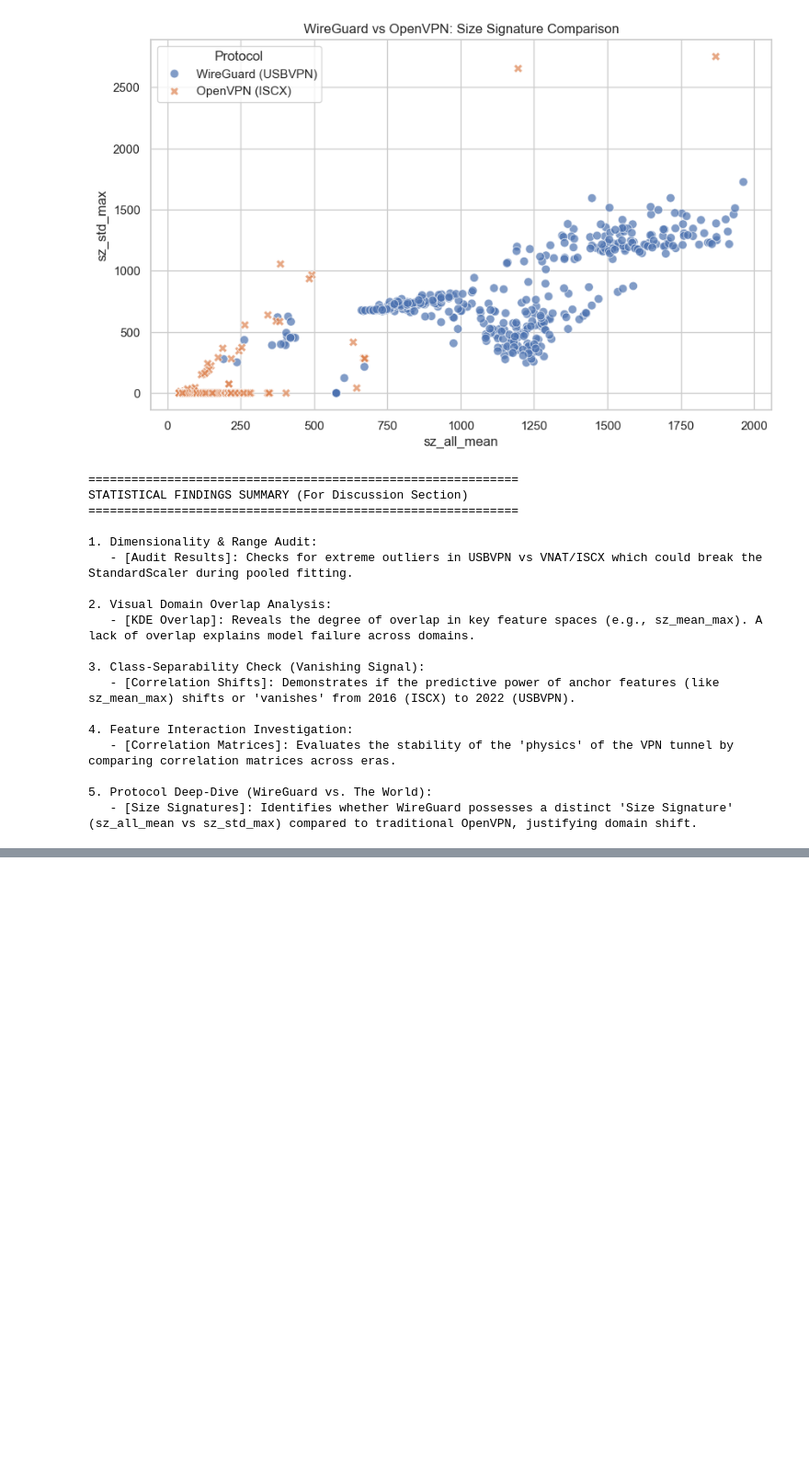
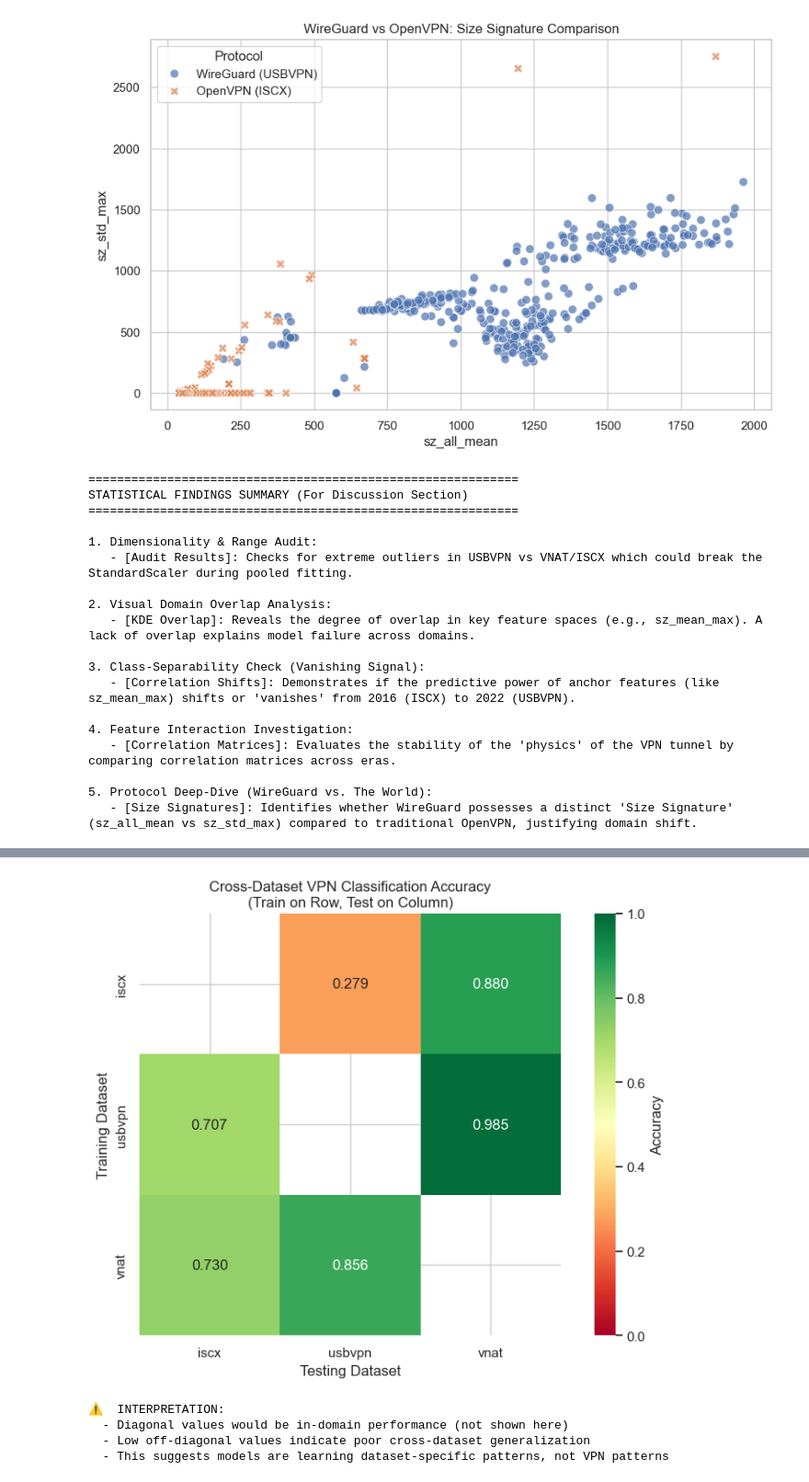
Before and after one commit to MalinaDumitrescu/ai-vpn-firewall, a Jupyter notebook: notebooks/17_dataset_audit.ipynb, the cells around one changed output, grey strips where cells are left out. Shown at 92% size. Drawn from its saved outputs; the diff is of its cells as text; code cells hidden in the pictures; blank space fills up the shorter version.

```diff
--- a/notebooks/17_dataset_audit.ipynb
+++ b/notebooks/17_dataset_audit.ipynb
@@ -585,0 +779,71 @@ STATISTICAL FINDINGS SUMMARY (For Discussion Section)
+# %%
+print("\n" + "="*60)
+print("6. CROSS-DATASET VPN CLASSIFICATION ANALYSIS")
+print("="*60)
+print("Testing how well VPN classifiers generalize across datasets\n")
+
+# Test 1: Train on one dataset, test on another
+results = []
+
+for train_ds in forensic_df['dataset'].unique():
+    for test_ds in forensic_df['dataset'].unique():
+        if train_ds == test_ds:
+            continue
+
+        # Prepare data
+        train_data = forensic_df[forensic_df['dataset'] == train_ds].copy()
+        test_data = forensic_df[forensic_df['dataset'] == test_ds].copy()
+
+        # Check if both classes exist
+        if len(train_data['label'].unique()) < 2 or len(test_data['label'].unique()) < 2:
+            continue
+
+        X_train_vpn = train_data[valid_features].fillna(train_data[valid_features].median())
+        y_train_vpn = train_data['label']
+        X_test_vpn = test_data[valid_features].fillna(train_data[valid_features].median())
+        y_test_vpn = test_data['label']
+
+        # Scale
+        scaler_vpn = StandardScaler()
+        X_train_vpn_scaled = scaler_vpn.fit_transform(X_train_vpn)
+        X_test_vpn_scaled = scaler_vpn.transform(X_test_vpn)
+
+        # Train VPN classifier
+        rf_vpn = RandomForestClassifier(n_estimators=100, max_depth=10, random_state=42, n_jobs=-1)
+        rf_vpn.fit(X_train_vpn_scaled, y_train_vpn)
+
+        # Test
+        y_pred_vpn = rf_vpn.predict(X_test_vpn_scaled)
+        acc_vpn = (y_pred_vpn == y_test_vpn).mean()
+
+        results.append({
+            'train_dataset': train_ds,
+            'test_dataset': test_ds,
+            'accuracy': acc_vpn,
+            'n_train': len(train_data),
+            'n_test': len(test_data)
+        })
+
+# Display results
+results_df = pd.DataFrame(results)
+print("\nCross-Dataset VPN Classification Results:")
+print(results_df.to_string(index=False))
+
+# Pivot for heatmap
+if not results_df.empty:
+    pivot_results = results_df.pivot(index='train_dataset', columns='test_dataset', values='accuracy')
+
+    plt.figure(figsize=(8, 6))
+    sns.heatmap(pivot_results, annot=True, fmt='.3f', cmap='RdYlGn', center=0.5,
+                vmin=0, vmax=1, square=True, cbar_kws={'label': 'Accuracy'})
+    plt.title('Cross-Dataset VPN Classification Accuracy\n(Train on Row, Test on Column)')
+    plt.ylabel('Training Dataset')
+    plt.xlabel('Testing Dataset')
+    plt.tight_layout()
+    plt.show()
+
+    print("\n⚠️  INTERPRETATION:")
+    print("  - Diagonal values would be in-domain performance (not shown here)")
+    print("  - Low off-diagonal values indicate poor cross-dataset generalization")
+    print("  - This suggests models are learning dataset-specific patterns, not VPN patterns")
+# %% [output]
@@ -585,0 +864,5 @@ STATISTICAL FINDINGS SUMMARY (For Discussion Section)
+[figure, added]
+⚠️  INTERPRETATION:
+  - Diagonal values would be in-domain performance (not shown here)
+  - Low off-diagonal values indicate poor cross-dataset generalization
+  - This suggests models are learning dataset-specific patterns, not VPN patterns
```
Also changed, not shown: parts of 12 cells of this notebook, 7 other files.
